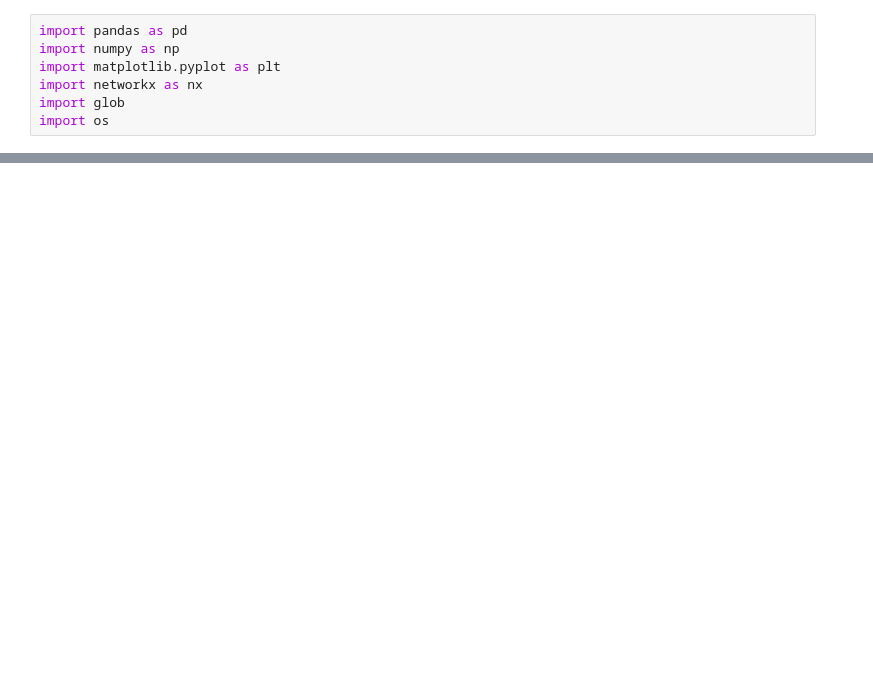
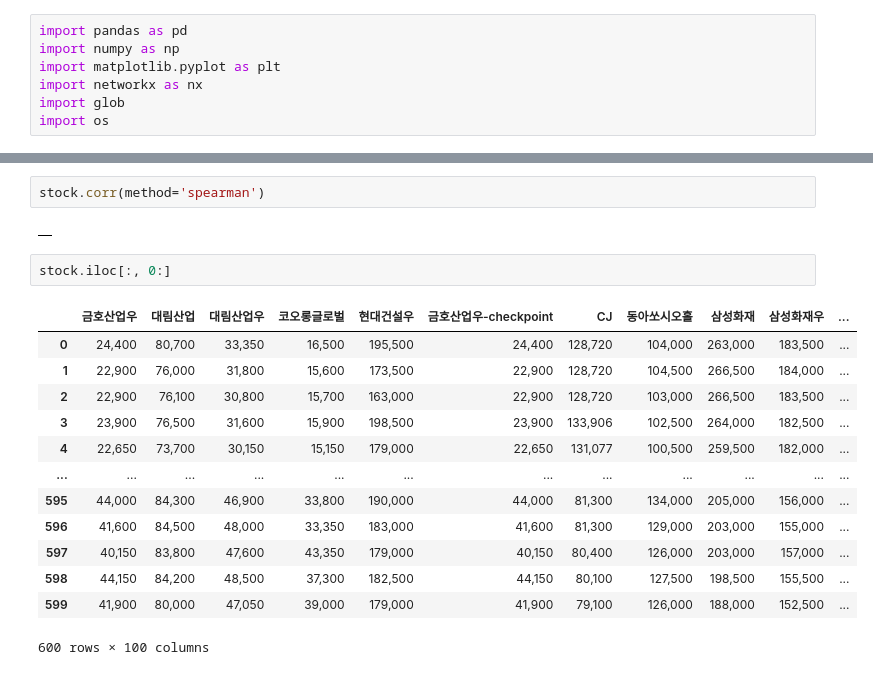
Before and after one commit to seiya303/stock_market_network_analysis, a Jupyter notebook: src/stock_analysis.ipynb, the cells around one changed output, grey strips where cells are left out. Drawn from its saved outputs; the diff is of its cells as text; blank space fills up the shorter version.

Commit message:
corr

```diff
--- a/src/stock_analysis.ipynb
+++ b/src/stock_analysis.ipynb
@@ -53,0 +93,20 @@ stock1
+# %%
+stock.corr(method='spearman')
+# %% [output]
+|  |
+# %%
+stock.iloc[:, 0:]
+# %% [output]
+|  | 금호산업우 | 대림산업 | 대림산업우 | 코오롱글로벌 | 현대건설우 | 금호산업우-checkpoint | CJ | 동아쏘시오홀 | 삼성화재 | 삼성화재우 | ... |
+| 0 | 24,400 | 80,700 | 33,350 | 16,500 | 195,500 | 24,400 | 128,720 | 104,000 | 263,000 | 183,500 | ... |
+| 1 | 22,900 | 76,000 | 31,800 | 15,600 | 173,500 | 22,900 | 128,720 | 104,500 | 266,500 | 184,000 | ... |
+| 2 | 22,900 | 76,100 | 30,800 | 15,700 | 163,000 | 22,900 | 128,720 | 103,000 | 266,500 | 183,500 | ... |
+| 3 | 23,900 | 76,500 | 31,600 | 15,900 | 198,500 | 23,900 | 133,906 | 102,500 | 264,000 | 182,500 | ... |
+| 4 | 22,650 | 73,700 | 30,150 | 15,150 | 179,000 | 22,650 | 131,077 | 100,500 | 259,500 | 182,000 | ... |
+| ... | ... | ... | ... | ... | ... | ... | ... | ... | ... | ... | ... |
+| 595 | 44,000 | 84,300 | 46,900 | 33,800 | 190,000 | 44,000 | 81,300 | 134,000 | 205,000 | 156,000 | ... |
+| 596 | 41,600 | 84,500 | 48,000 | 33,350 | 183,000 | 41,600 | 81,300 | 129,000 | 203,000 | 155,000 | ... |
+| 597 | 40,150 | 83,800 | 47,600 | 43,350 | 179,000 | 40,150 | 80,400 | 126,000 | 203,000 | 157,000 | ... |
+| 598 | 44,150 | 84,200 | 48,500 | 37,300 | 182,500 | 44,150 | 80,100 | 127,500 | 198,500 | 155,500 | ... |
+| 599 | 41,900 | 80,000 | 47,050 | 39,000 | 179,000 | 41,900 | 79,100 | 126,000 | 188,000 | 152,500 | ... |
+600 rows × 100 columns
```
Also changed, not shown: parts of 11 cells of this notebook.
